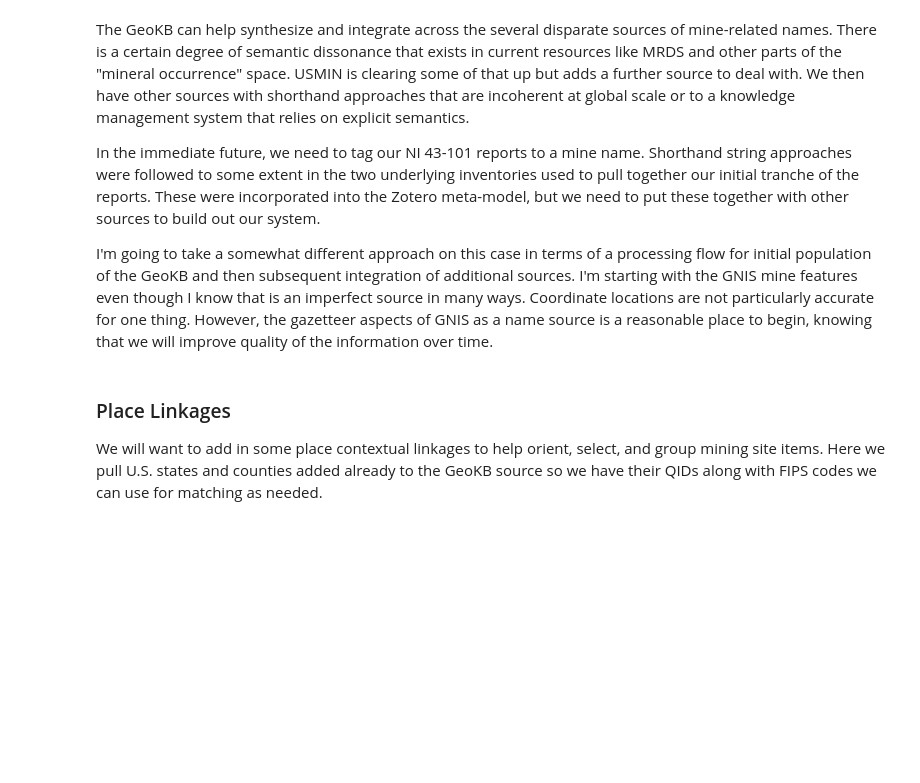
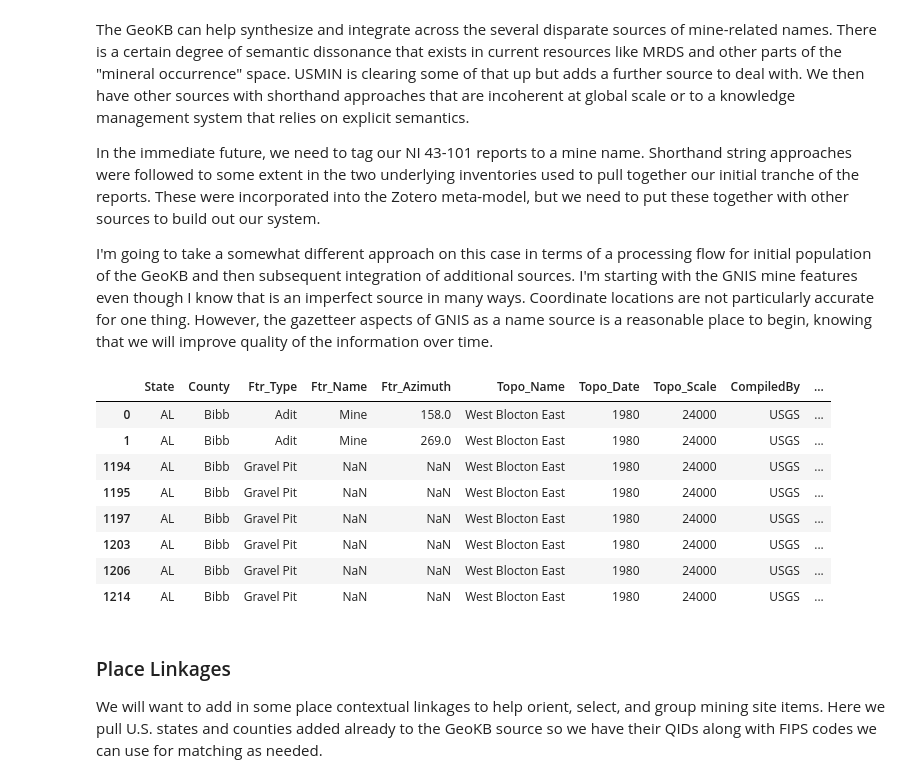
Before and after one commit to skybristol/geokb, a Jupyter notebook: Mine Sites and Mining Projects.ipynb, the cells around one changed output. Saved outputs shown, nothing was run; the diff lists cells and outputs as text; code cells hidden in the pictures; blank space fills up the shorter version.

```diff
--- a/Mine Sites and Mining Projects.ipynb
+++ b/Mine Sites and Mining Projects.ipynb
@@ -7,3 +9,17 @@ I'm going to take a somewhat different approach on this case in terms of a proce
+# %%
+usmin = gpd.read_file("data/USGS_TopoMineSymbols_ver9.gdb")
+# %%
+usmin[usmin.Topo_Name == "West Blocton East"]
+# %% [output]
+|  | State | County | Ftr_Type | Ftr_Name | Ftr_Azimuth | Topo_Name | Topo_Date | Topo_Scale | CompiledBy | ... |
+| 0 | AL | Bibb | Adit | Mine | 158.0 | West Blocton East | 1980 | 24000 | USGS | ... |
+| 1 | AL | Bibb | Adit | Mine | 269.0 | West Blocton East | 1980 | 24000 | USGS | ... |
+| 1194 | AL | Bibb | Gravel Pit | NaN | NaN | West Blocton East | 1980 | 24000 | USGS | ... |
+| 1195 | AL | Bibb | Gravel Pit | NaN | NaN | West Blocton East | 1980 | 24000 | USGS | ... |
+| 1197 | AL | Bibb | Gravel Pit | NaN | NaN | West Blocton East | 1980 | 24000 | USGS | ... |
+| 1203 | AL | Bibb | Gravel Pit | NaN | NaN | West Blocton East | 1980 | 24000 | USGS | ... |
+| 1206 | AL | Bibb | Gravel Pit | NaN | NaN | West Blocton East | 1980 | 24000 | USGS | ... |
+| 1214 | AL | Bibb | Gravel Pit | NaN | NaN | West Blocton East | 1980 | 24000 | USGS | ... |
 # %%
 import os
 import geopandas as gpd
```
Also changed, not shown: parts of 3 cells of this notebook, 2 other files.
